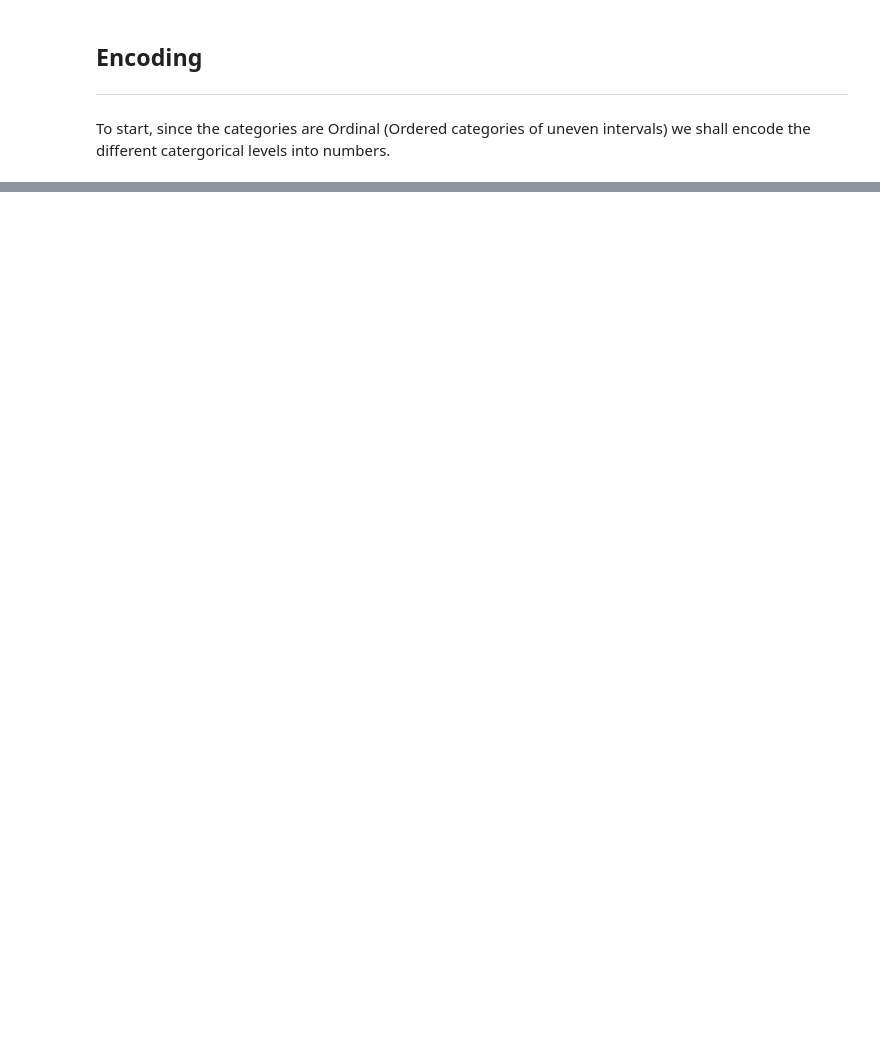
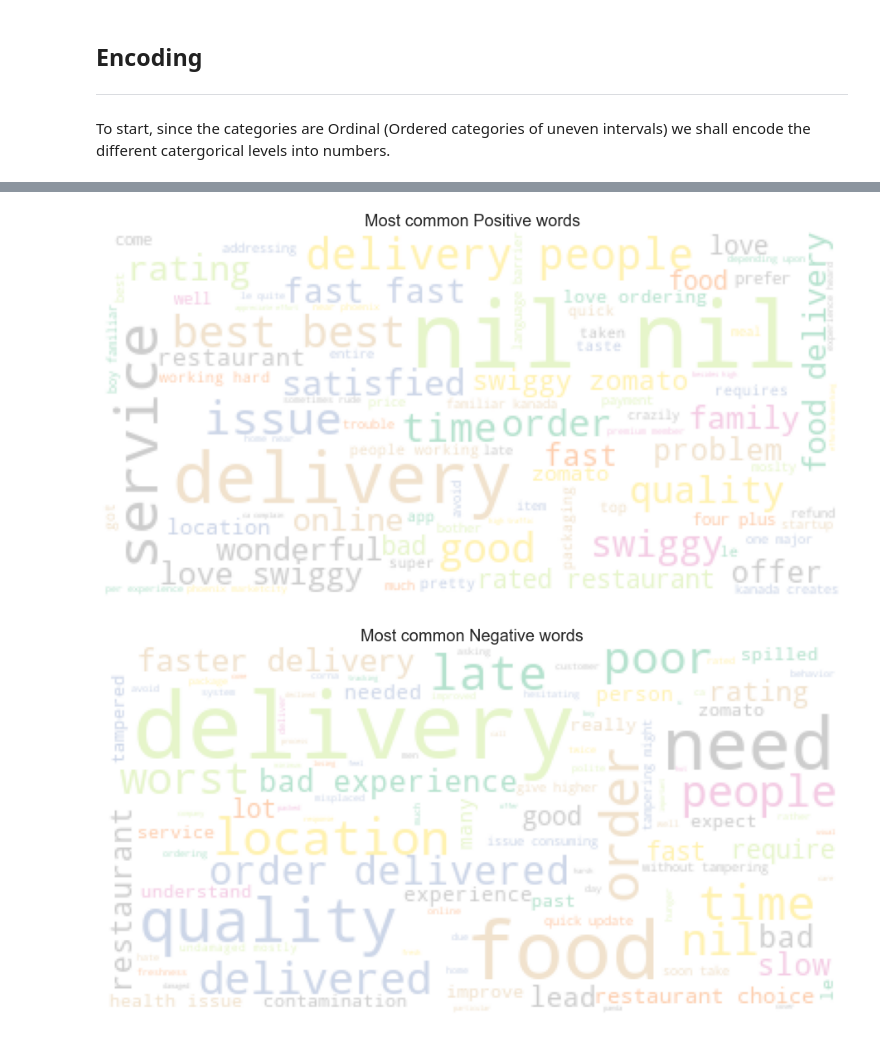
Before and after one commit to DanielxDante/restaurant-conundrum, a Jupyter notebook: main.ipynb, the cells around one changed output, grey strips where cells are left out. Drawn from its saved outputs; the diff is of its cells as text; code cells hidden in the pictures; blank space fills up the shorter version.

```diff
--- a/main.ipynb
+++ b/main.ipynb
@@ -504,0 +543,22 @@ review_x = pd.DataFrame(review_x) # transform back into dataframe to concat with
+# %%
+# Display Positive and Negative Words found in our data
+def generate_wordcloud(words, satisfaction):
+    plt.figure(figsize=(16,13))
+    wc = WordCloud(background_color="white", max_words=100, max_font_size=50)
+    wc.generate(words)
+    plt.title("Most common {} words".format(satisfaction), fontsize=20)
+    plt.imshow(wc.recolor(colormap='Pastel2', random_state=17), alpha=0.98)
+    plt.axis('off')
+
+# Clean Reviews
+foodDelivery['reviews_clean_array']= foodDelivery["Reviews"].map(clean) # (!) adds column in foodDelivery - array of cleaned words
+foodDelivery['reviews_clean']= foodDelivery['reviews_clean_array'].apply(lambda x: " ".join([str(word) for word in x])) # (!) adds column in foodDelivery - cleaned words in a string
+
+positive_words=" ".join(foodDelivery[foodDelivery.Output == 1]['reviews_clean'].values)
+negative_words=" ".join(foodDelivery[foodDelivery.Output == 0]['reviews_clean'].values)
+
+generate_wordcloud(positive_words,"Positive")
+generate_wordcloud(negative_words,"Negative")
+# %% [output]
+[figure, added]
+[figure, added]
```
Also changed, not shown: parts of 45 cells of this notebook, 2 other files.
